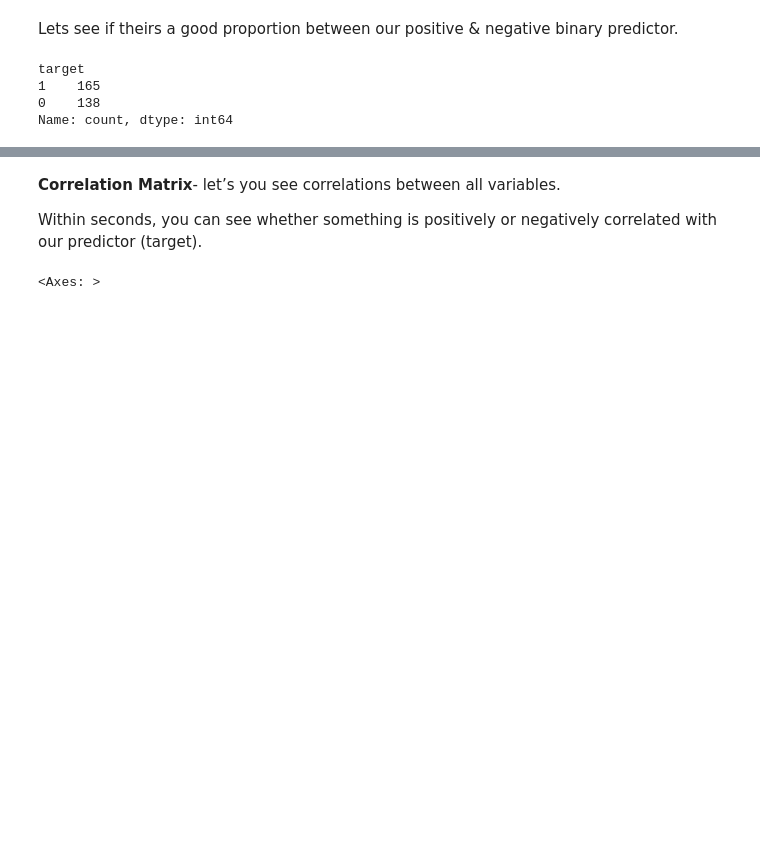
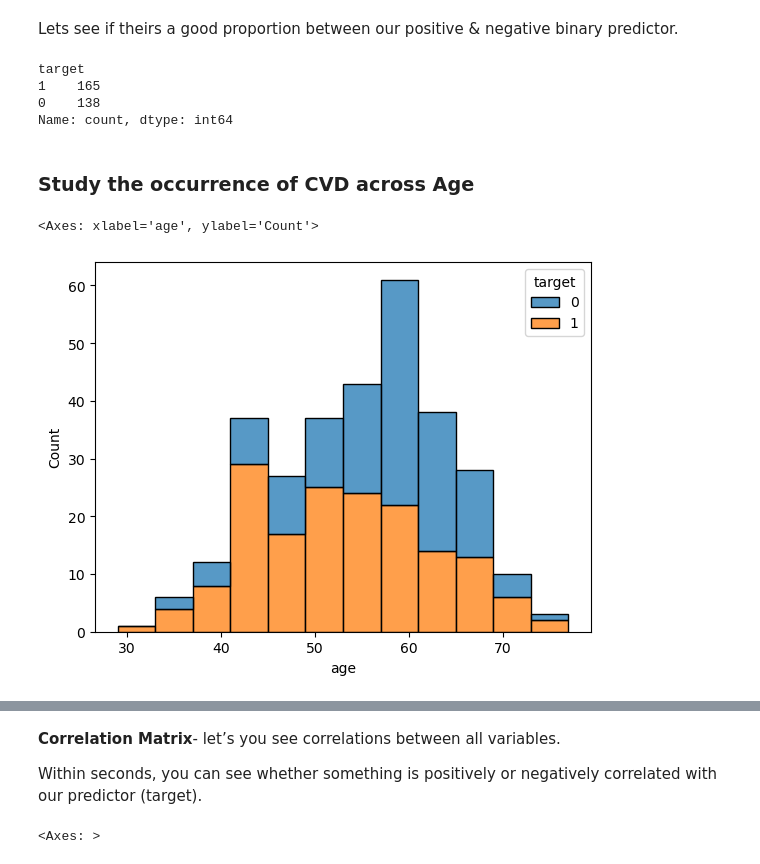
Before and after one commit to padmachocka/HeartAttack_Prediction-Analysis, a Jupyter notebook: HeartAttack_prediction.ipynb, the cells around one changed output, grey strips where cells are left out. Saved outputs shown, nothing was run; the diff lists cells and outputs as text; code cells hidden in the pictures; blank space fills up the shorter version.

```diff
--- a/HeartAttack_prediction.ipynb
+++ b/HeartAttack_prediction.ipynb
@@ -188,3 +206,10 @@ target
 1    165
 0    138
 Name: count, dtype: int64
+# %% [markdown]
+### Study the occurrence of CVD across Age
+# %%
+sns.histplot(x = 'age', data = data, hue = 'target', multiple='stack')
+# %% [output]
+<Axes: xlabel='age', ylabel='Count'>
+[figure, added]
```
Also changed, not shown: parts of 52 cells of this notebook, 2 other files.
